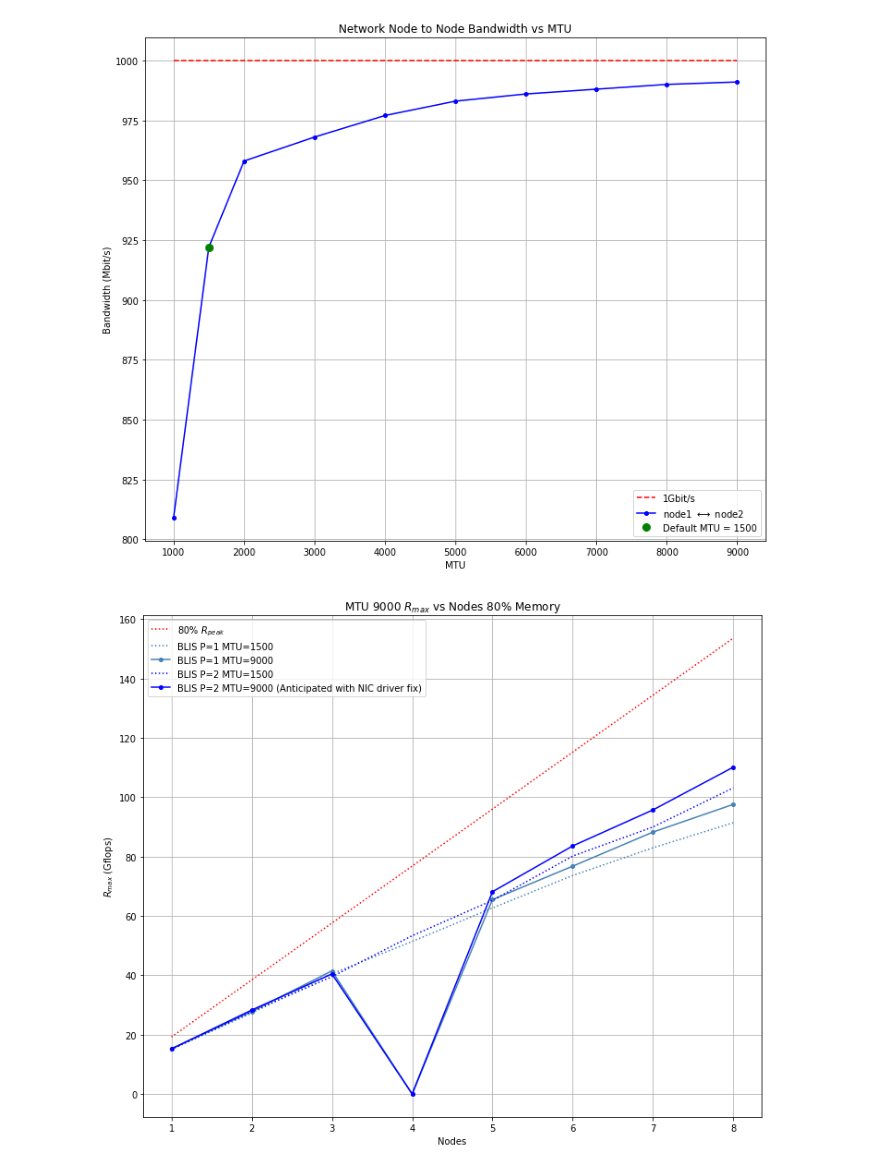
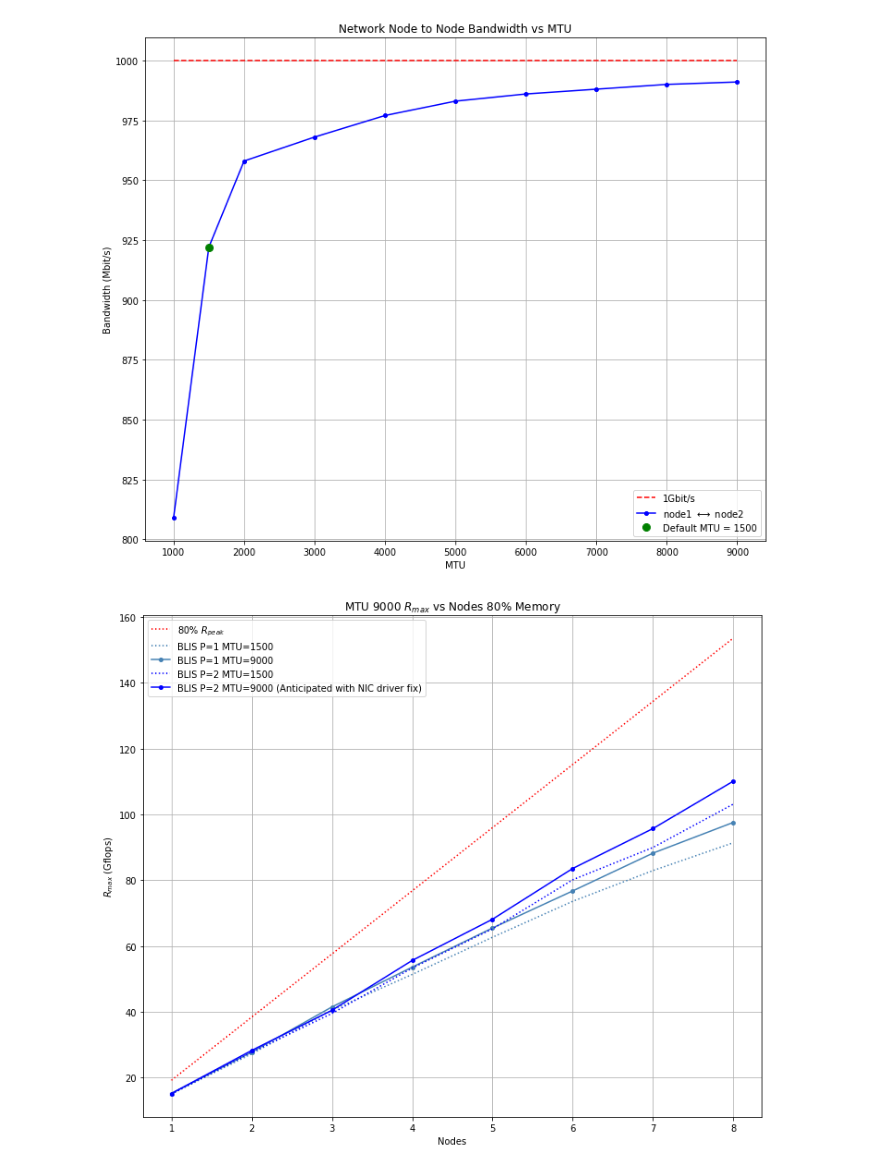
Before and after one commit to johnduffymsc/dissertation, a Jupyter notebook: picluster.ipynb, the cells around one changed output. Saved outputs shown, nothing was run; the diff lists cells and outputs as text; code cells hidden in the pictures.

```diff
--- a/picluster.ipynb
+++ b/picluster.ipynb
@@ -484,7 +484,7 @@ blis_p1_9000 = [
     1.5208e+01,
     2.7767e+01,
     4.1503e+01,
-    0,
+    5.3604e+01,
     6.5496e+01,
     7.6772e+01,
     8.8257e+01,
@@ -494,31 +494,31 @@ blis_p1_9000 = [
 blis_p2_9000 = [
     blis_p2_1500[0] * blis_p1_9000[0] / blis_p1_1500[0],
     blis_p2_1500[1] * blis_p1_9000[1] / blis_p1_1500[1],
     blis_p2_1500[2] * blis_p1_9000[2] / blis_p1_1500[2],
     blis_p2_1500[3] * blis_p1_9000[3] / blis_p1_1500[3],
     blis_p2_1500[4] * blis_p1_9000[4] / blis_p1_1500[4],
     blis_p2_1500[5] * blis_p1_9000[5] / blis_p1_1500[5],
     blis_p2_1500[6] * blis_p1_9000[6] / blis_p1_1500[6],
     blis_p2_1500[7] * blis_p1_9000[7] / blis_p1_1500[7]
 ]
 
 plt.figure(figsize=(12, 10))
 plt.title("MTU 9000 $R_{max}$ vs Nodes 80% Memory")
 plt.plot(nodes, r_peak_80, ":r", markersize=4)
 plt.plot(nodes, blis_p1_1500, ":", markersize=4, color="steelblue")
 plt.plot(nodes, blis_p1_9000, "-o", markersize=4, color="steelblue")
 plt.plot(nodes, blis_p2_1500, ":b", markersize=4)
 plt.plot(nodes, blis_p2_9000, "-bo", markersize=4)
 plt.xlabel("Nodes")
 plt.ylabel("$R_{max}$ (Gflops)")
 plt.legend(["80% $R_{peak}$",
             "BLIS P=1 MTU=1500",
             "BLIS P=1 MTU=9000",
             "BLIS P=2 MTU=1500",
             "BLIS P=2 MTU=9000 (Anticipated with NIC driver fix)"])
 plt.grid()
 plt.savefig("gflops_vs_nodes_80_percent_memory_mtu_9000.pdf")
 plt.savefig("gflops_vs_nodes_80_percent_memory_mtu_9000.png")
 plt.show()
 # %% [output]
-[figure, old version]
+[figure, new version]
```
